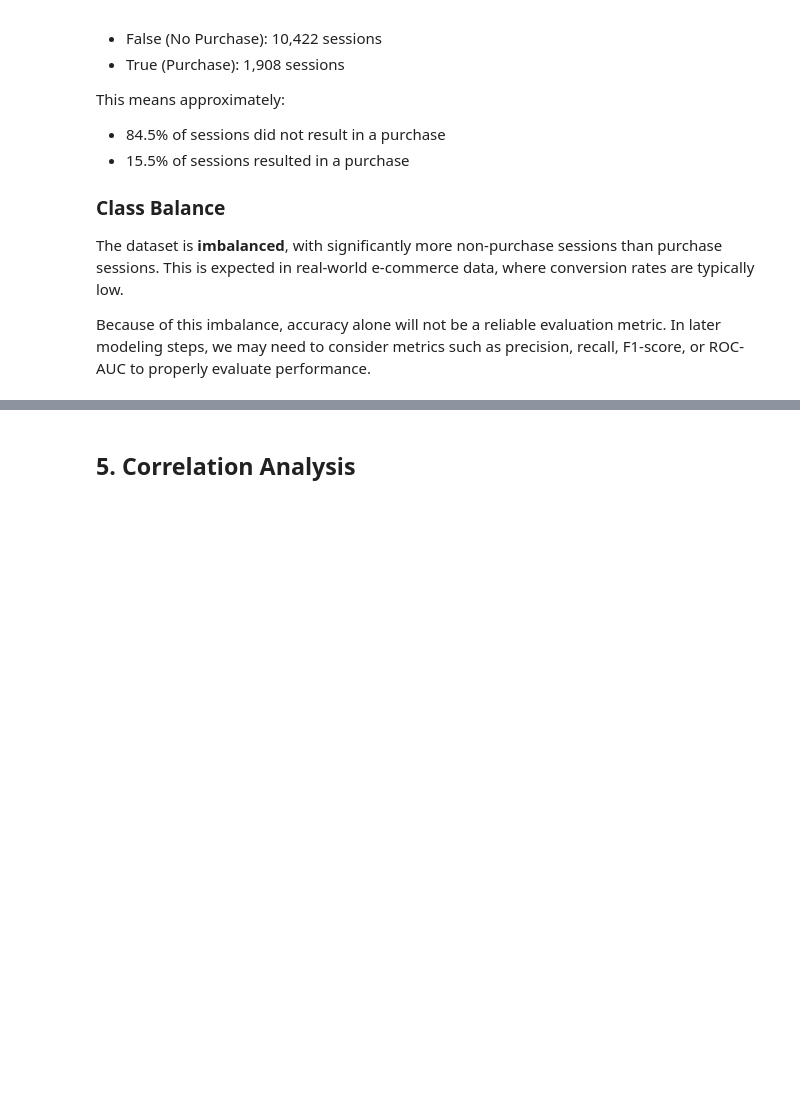
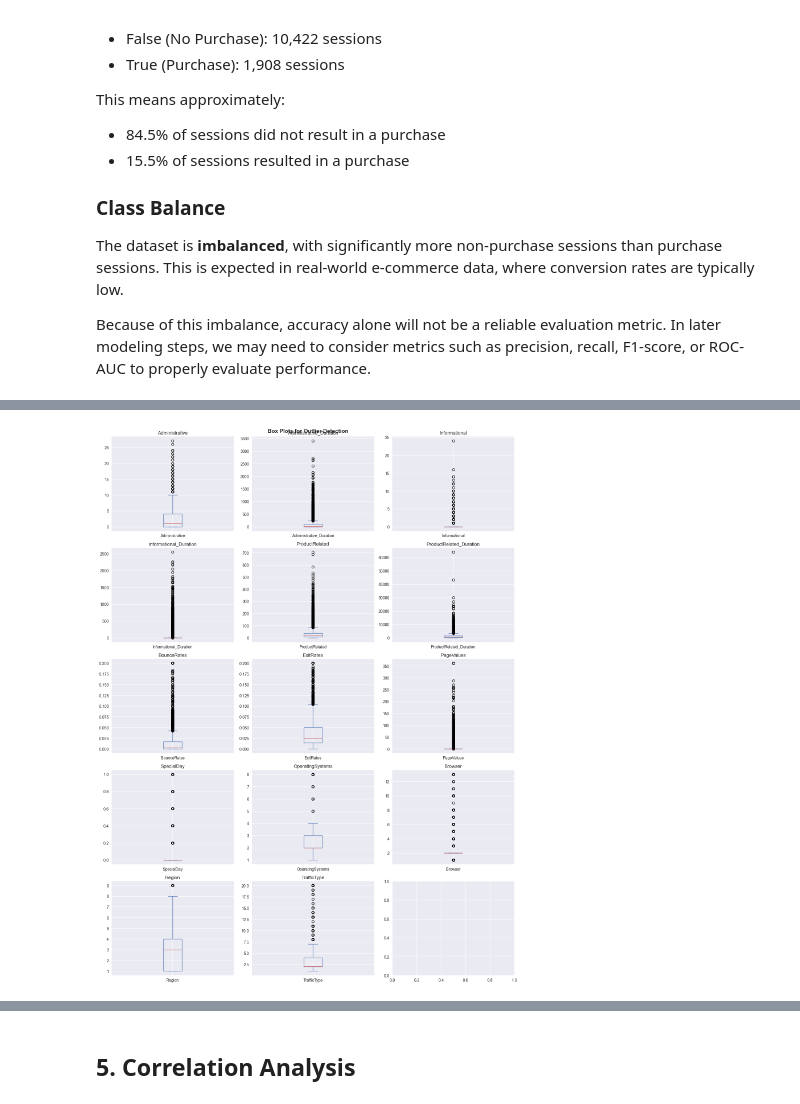
Before and after one commit to MTSU-DATA4950-Capstone-Spring2026/Team2-C3_OnlineShoppingBehavior, a Jupyter notebook: notebooks/Team02_01_eda.ipynb, the cells around one changed output, grey strips where cells are left out. Drawn from its saved outputs; the diff is of its cells as text; code cells hidden in the pictures; blank space fills up the shorter version.

```diff
--- a/notebooks/Team02_01_eda.ipynb
+++ b/notebooks/Team02_01_eda.ipynb
@@ -200,0 +230,15 @@ Because of this imbalance, accuracy alone will not be a reliable evaluation metr
+# %%
+# box plots for all features
+fig, axes = plt.subplots(nrows=5, ncols=3, figsize=(15, 20))
+axes = axes.flatten()
+
+for i, col in enumerate(features):
+    # Draw the box plot
+    df[col].plot(kind='box', ax=axes[i])
+    axes[i].set_title(col)
+
+plt.suptitle('Box Plots for Outlier Detection', fontsize=14, fontweight='bold')
+plt.tight_layout()
+plt.show()
+# %% [output]
+[figure, added]
```
Also changed, not shown: parts of 8 cells of this notebook.
